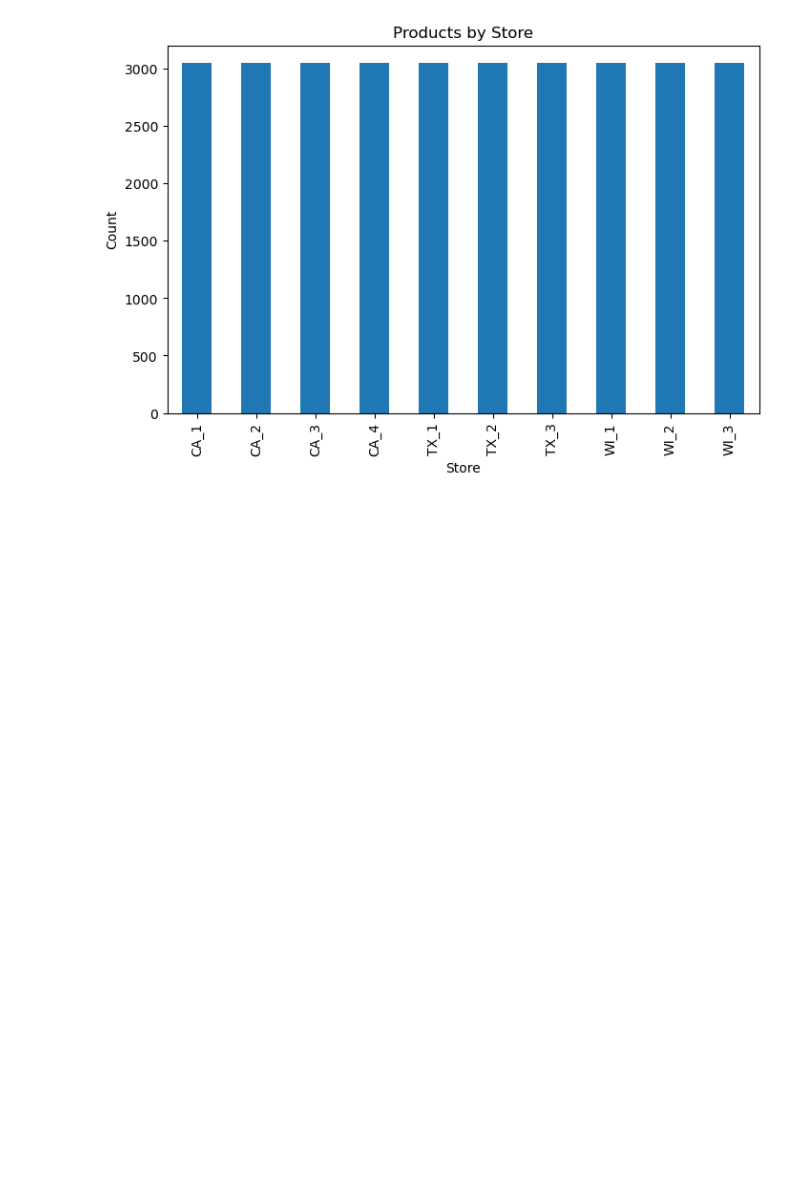
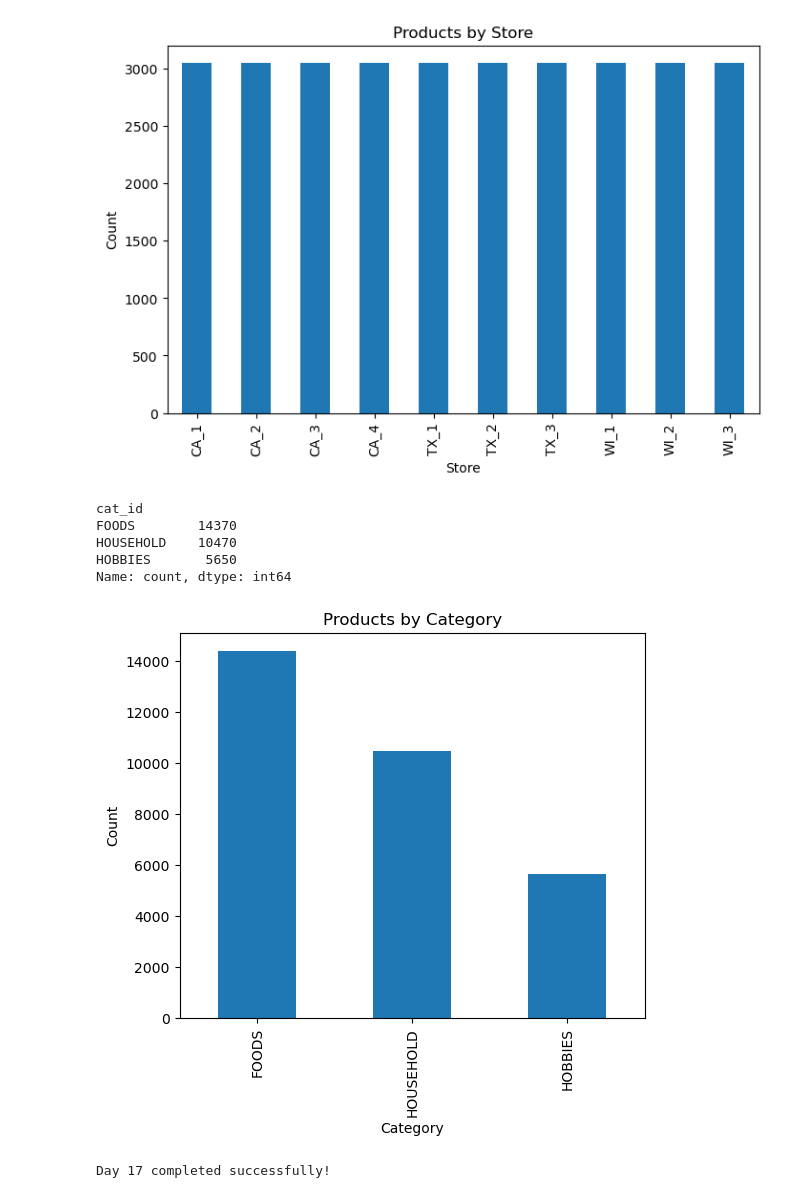
Before and after one commit to PoojaManjunath17/Retail-Demand-Forecasting, a Jupyter notebook: notebooks/Week1_Day1-Copy1.ipynb, the cells around one changed output. Drawn from its saved outputs; the diff is of its cells as text; code cells hidden in the pictures; blank space fills up the shorter version.

Commit message:
Completed category analysis

```diff
--- a/notebooks/Week1_Day1-Copy1.ipynb
+++ b/notebooks/Week1_Day1-Copy1.ipynb
@@ -1211,3 +1211,27 @@ plt.ylabel("Count")
 plt.show()
 # %% [output]
 [figure]
+# %%
+category_count = sales["cat_id"].value_counts()
+
+category_count
+# %% [output]
+cat_id
+FOODS        14370
+HOUSEHOLD    10470
+HOBBIES       5650
+Name: count, dtype: int64
+# %%
+category_count.plot(kind="bar", figsize=(6,5))
+
+plt.title("Products by Category")
+plt.xlabel("Category")
+plt.ylabel("Count")
+
+plt.show()
+# %% [output]
+[figure, added]
+# %%
+print("Day 17 completed successfully!")
+# %% [output]
+Day 17 completed successfully!
```
